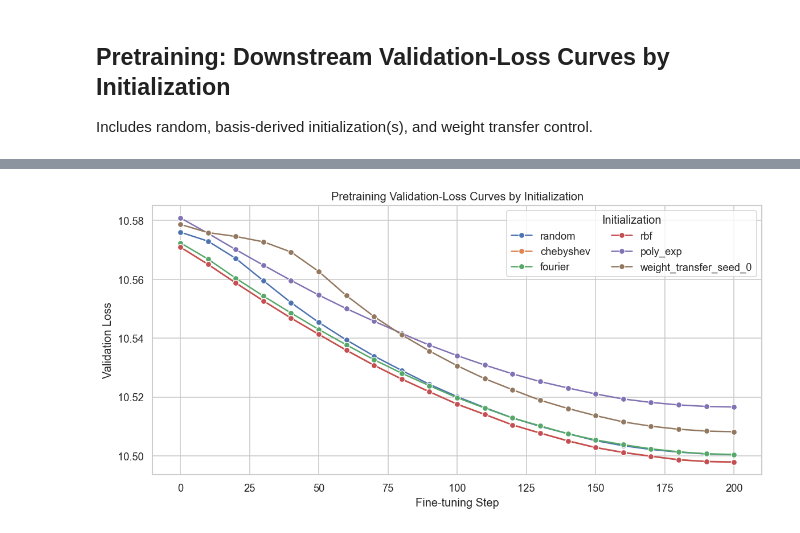
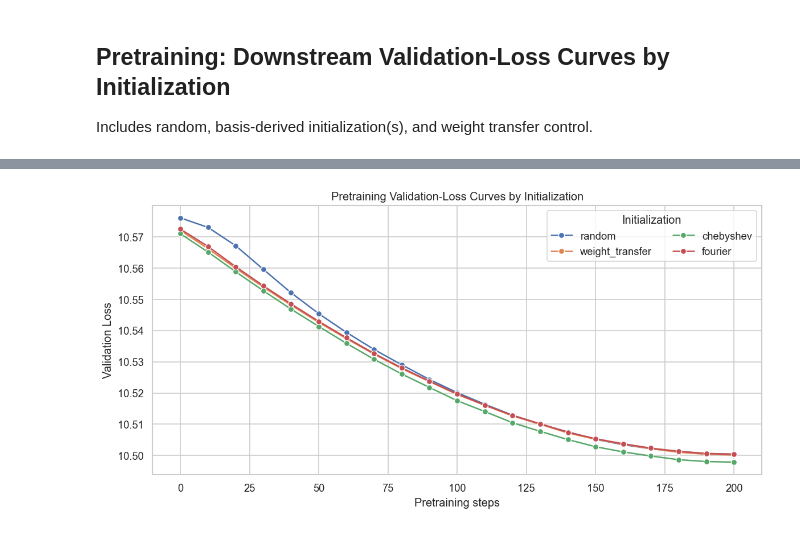
Before and after one commit to jopetty/platonic-init, a Jupyter notebook: output/jupyter-notebook/platonic-experiment-overview-template.ipynb, the cells around one changed output, grey strips where cells are left out. Cells and saved outputs as stored; diff of their text form; code cells hidden in the pictures.

Commit message:
Support selective pretrain runs and merged transfer updates

```diff
--- a/output/jupyter-notebook/platonic-experiment-overview-template.ipynb
+++ b/output/jupyter-notebook/platonic-experiment-overview-template.ipynb
@@ -207,20 +205,20 @@ labels: ['random', 'chebyshev', 'fourier', 'rbf', 'poly_exp', 'weight_transfer_s
 # %%
 preferred_order = ['random']
 preferred_order.extend(payload.get('fit_names', []))
-if 'weight_transfer_seed_0' in set(curve_df['init']):
-    preferred_order.append('weight_transfer_seed_0')
+if 'weight_transfer' in set(curve_df['init']):
+    preferred_order.append('weight_transfer')
 
 available = [x for x in preferred_order if x in set(curve_df['init'])]
 remaining = sorted([x for x in set(curve_df['init']) if x not in available])
 hue_order = available + remaining
 
 plt.figure(figsize=(10, 5))
 sns.lineplot(data=curve_df, x='step', y='eval_loss', hue='init', hue_order=hue_order, marker='o')
 plt.title('Pretraining Validation-Loss Curves by Initialization')
-plt.xlabel('Fine-tuning Step')
+plt.xlabel('Pretraining steps')
 plt.ylabel('Validation Loss')
 plt.legend(title='Initialization', loc='best', ncol=2)
 plt.tight_layout()
 plt.show()
 # %% [output]
-[figure, old version]
+[figure, new version]
```
Also changed, not shown: parts of 4 cells of this notebook, 5 other files.
